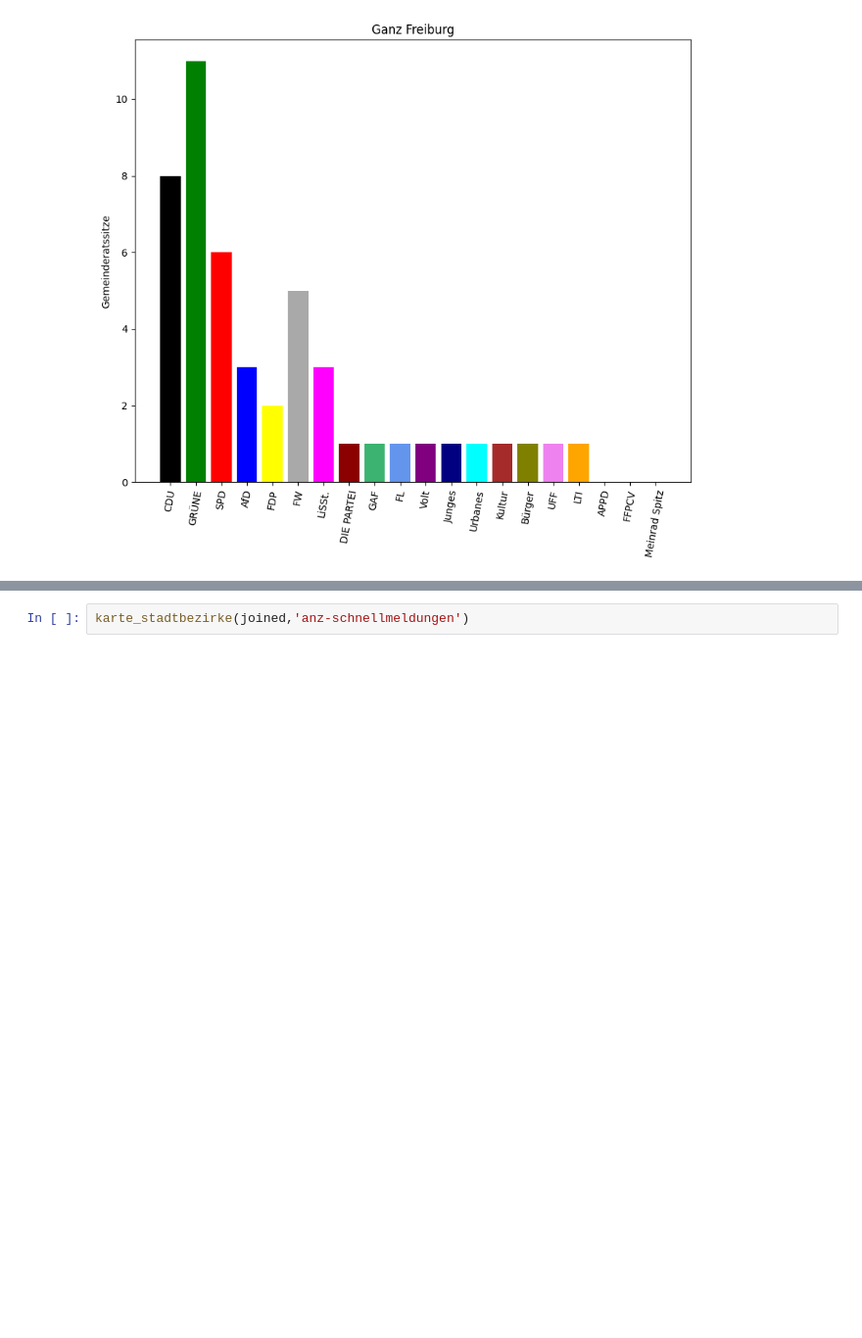
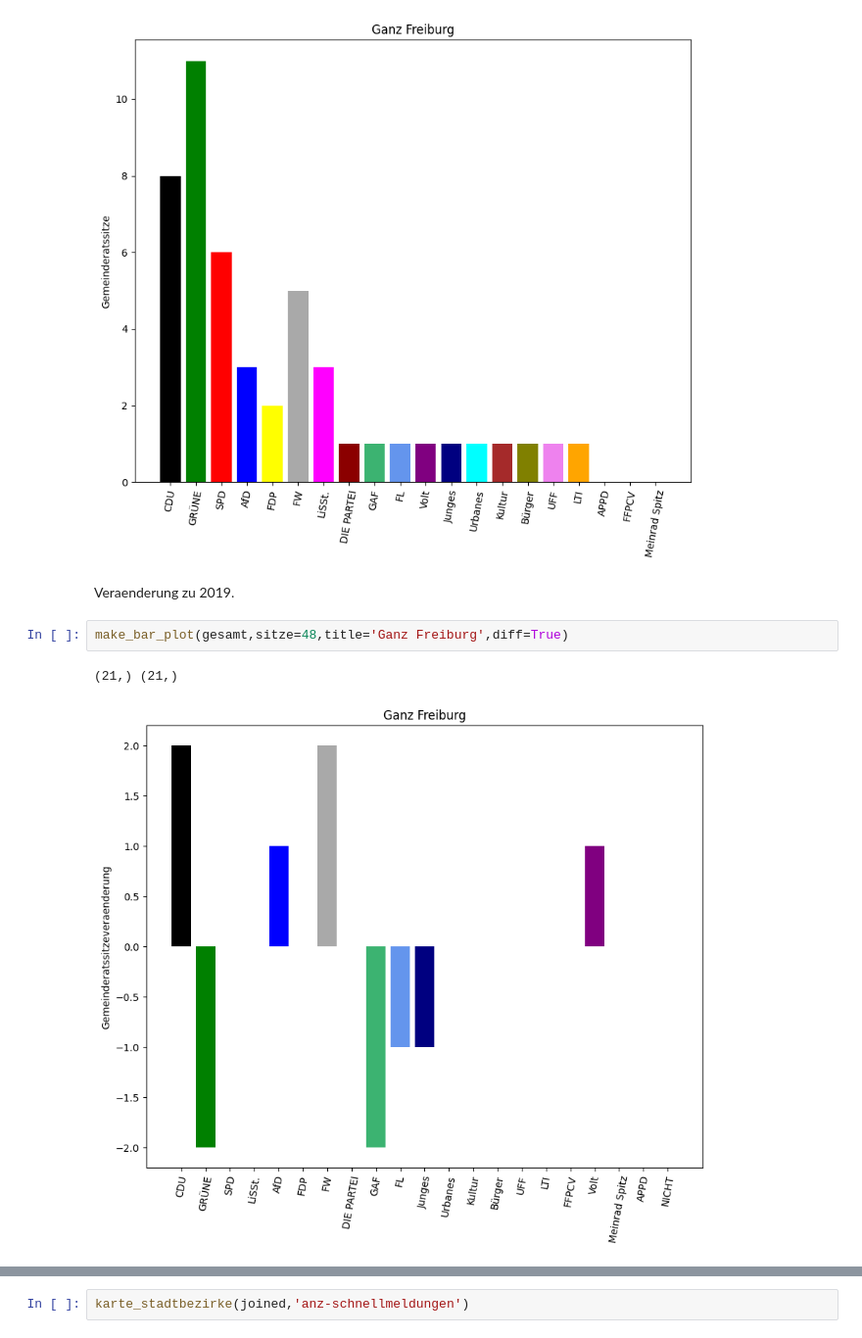
Before and after one commit to tkfritz/Freiburg_wahlen, a Jupyter notebook: Gemeinderatswahl24_Vorhersage.ipynb, the cells around one changed output, grey strips where cells are left out. Shown at 98% size. Saved outputs shown, nothing was run; the diff lists cells and outputs as text; blank space fills up the shorter version.

```diff
--- a/Gemeinderatswahl24_Vorhersage.ipynb
+++ b/Gemeinderatswahl24_Vorhersage.ipynb
@@ -38,3 +59,10 @@ make_bar_plot(gesamt,sitze=48,title='Ganz Freiburg')
 # %% [output]
  48 wurden zugeteilt wie es sein sollte
 [figure]
+# %% [markdown]
+Veraenderung zu 2019.
+# %%
+make_bar_plot(gesamt,sitze=48,title='Ganz Freiburg',diff=True)
+# %% [output]
+(21,) (21,)
+[figure, added]
```
Also changed, not shown: parts of 6 cells of this notebook.
